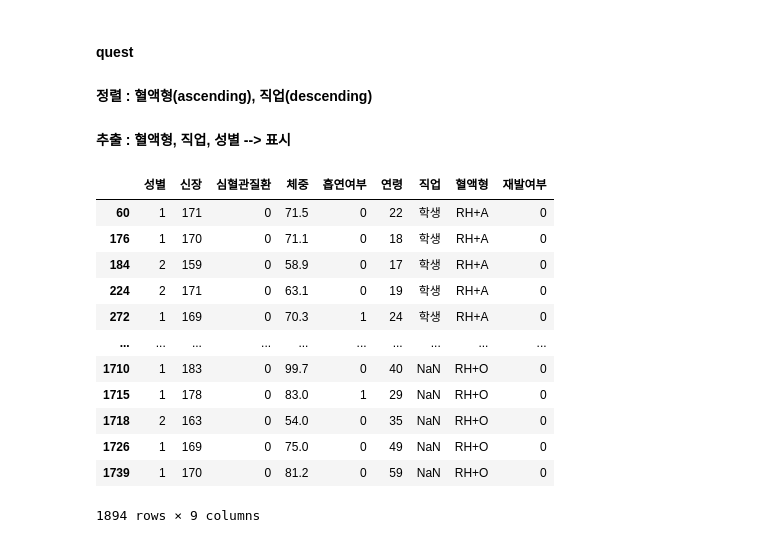
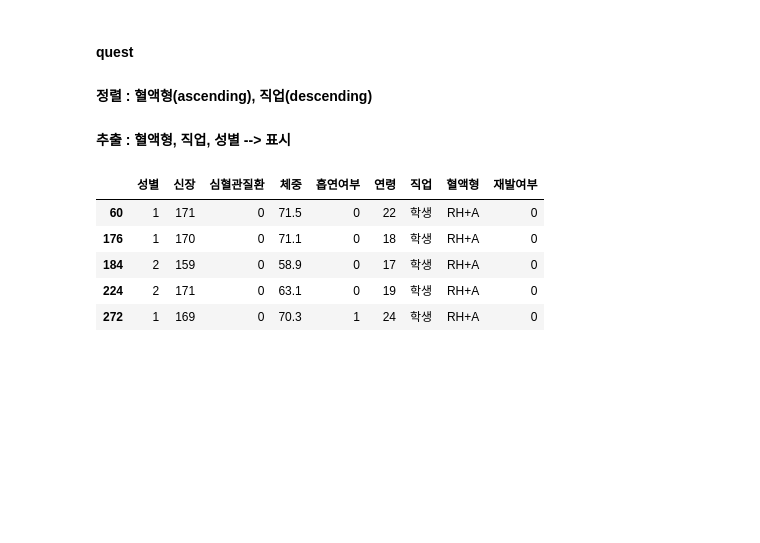
Before and after one commit to estskyway/study_data_analytics, a Jupyter notebook: codes/DDA/RecurrenceOfSurgery_DDA.ipynb, the cells around one changed output. Cells and saved outputs as stored; diff of their text form; code cells hidden in the pictures; blank space fills up the shorter version.

```diff
--- a/codes/DDA/RecurrenceOfSurgery_DDA.ipynb
+++ b/codes/DDA/RecurrenceOfSurgery_DDA.ipynb
@@ -160,20 +160,13 @@ df_ROS_forpatient.sort_values(by=['신장', '체중'], ascending=[False, False])
 # %%
 ## 정렬 : 혈액형(ascending), 직업(descending)
 df_ROS_forpatient_asc = df_ROS_forpatient.sort_values(by=['혈액형', '직업'], ascending=[True, False])
-df_ROS_forpatient_asc
+df_ROS_forpatient_asc.iloc[:5]
 # %% [output]
 |  | 성별 | 신장 | 심혈관질환 | 체중 | 흡연여부 | 연령 | 직업 | 혈액형 | 재발여부 |
 | 60 | 1 | 171 | 0 | 71.5 | 0 | 22 | 학생 | RH+A | 0 |
 | 176 | 1 | 170 | 0 | 71.1 | 0 | 18 | 학생 | RH+A | 0 |
 | 184 | 2 | 159 | 0 | 58.9 | 0 | 17 | 학생 | RH+A | 0 |
 | 224 | 2 | 171 | 0 | 63.1 | 0 | 19 | 학생 | RH+A | 0 |
 | 272 | 1 | 169 | 0 | 70.3 | 1 | 24 | 학생 | RH+A | 0 |
-| ... | ... | ... | ... | ... | ... | ... | ... | ... | ... |
-| 1710 | 1 | 183 | 0 | 99.7 | 0 | 40 | NaN | RH+O | 0 |
-| 1715 | 1 | 178 | 0 | 83.0 | 1 | 29 | NaN | RH+O | 0 |
-| 1718 | 2 | 163 | 0 | 54.0 | 0 | 35 | NaN | RH+O | 0 |
-| 1726 | 1 | 169 | 0 | 75.0 | 0 | 49 | NaN | RH+O | 0 |
-| 1739 | 1 | 170 | 0 | 81.2 | 0 | 59 | NaN | RH+O | 0 |
-1894 rows × 9 columns
 # %%
 ## 추출 : 혈액형, 직업, 성별 --> 표시
```
Also changed, not shown: parts of 1 cell of this notebook.
